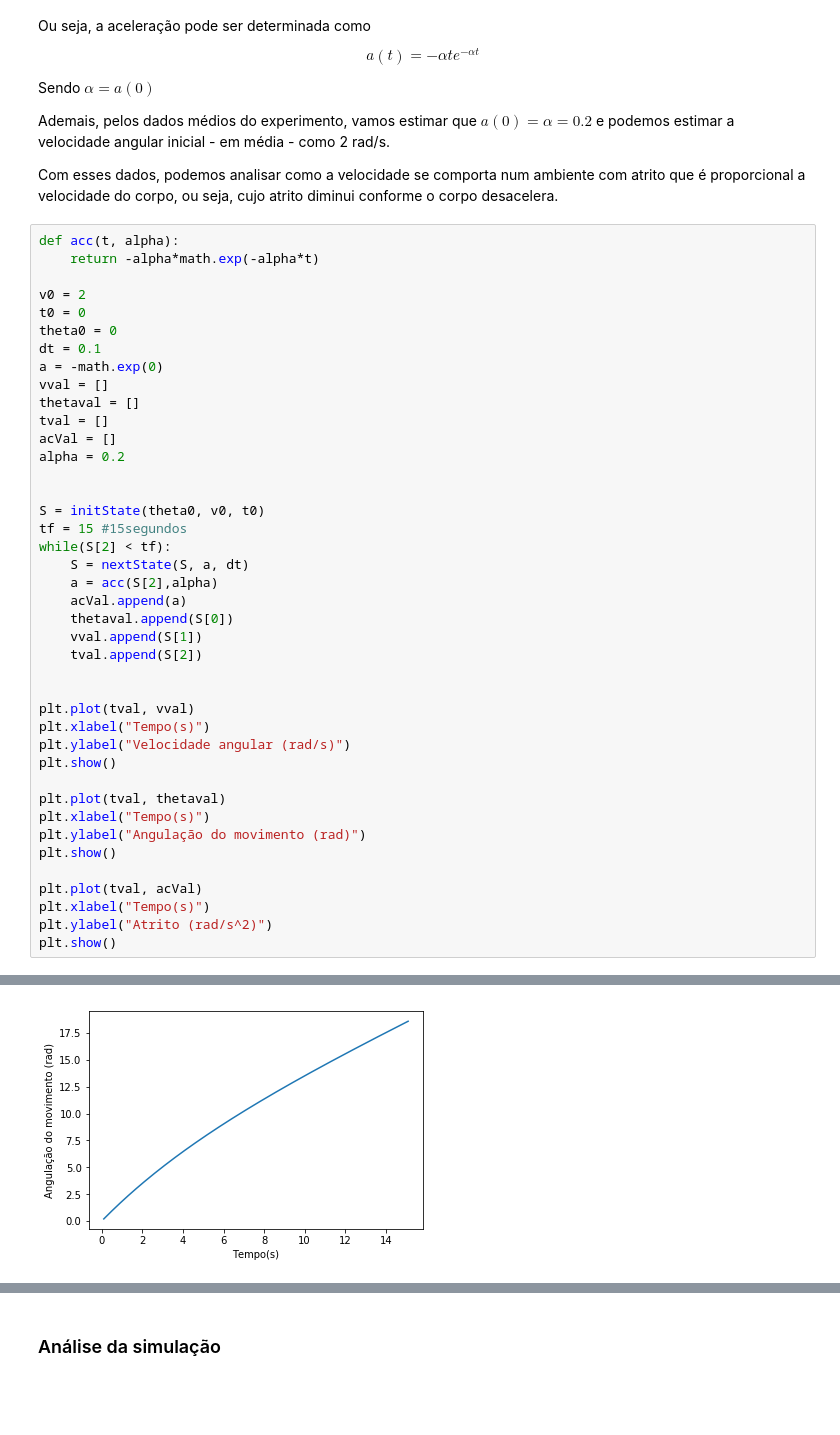
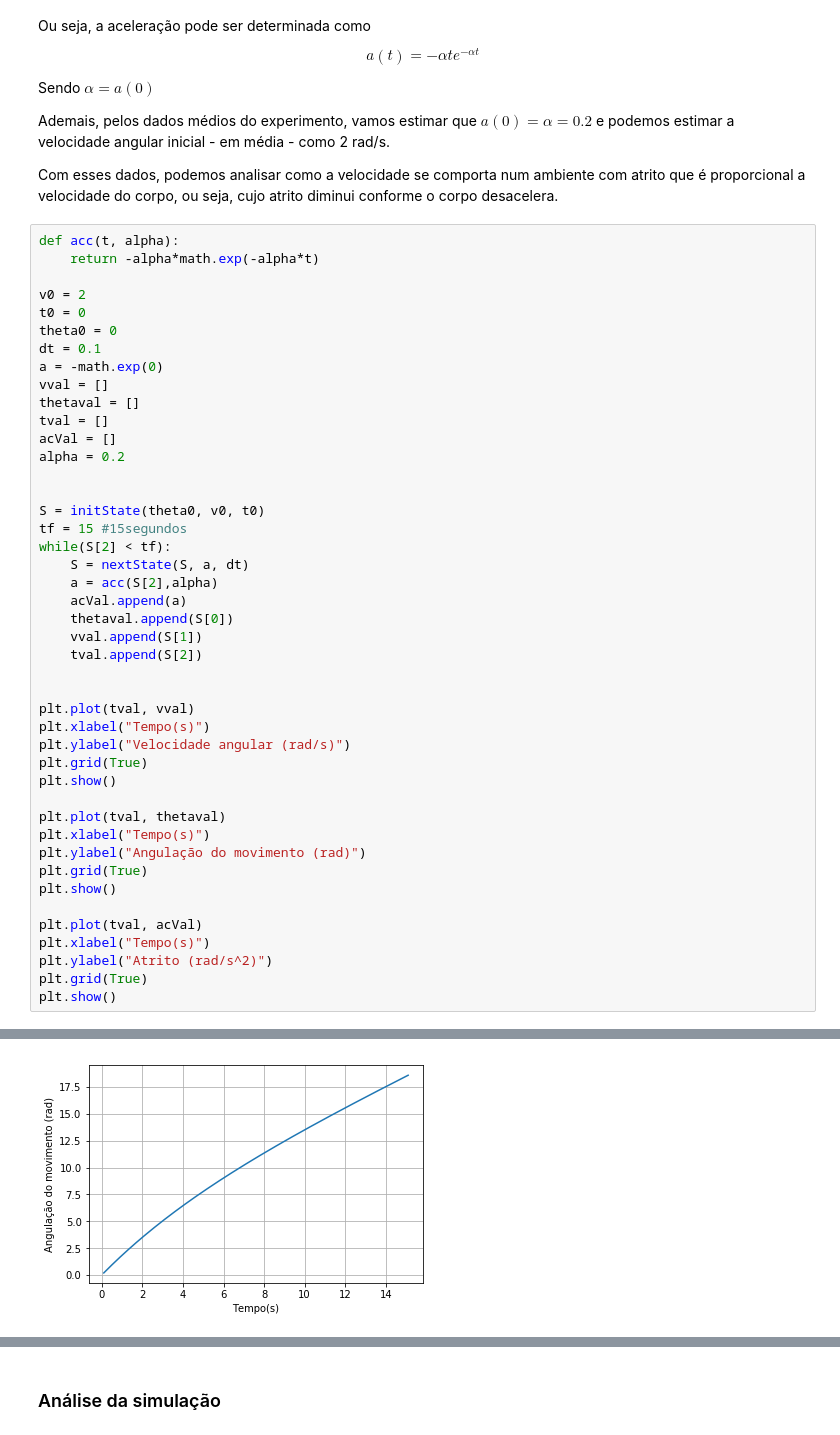
Before and after one commit to caiotda/MAC209, a Jupyter notebook: EP2/ep02.ipynb, the cells around one changed output, grey strips where cells are left out. Saved outputs shown, nothing was run; the diff lists cells and outputs as text; blank space fills up the shorter version.

```diff
--- a/EP2/ep02.ipynb
+++ b/EP2/ep02.ipynb
@@ -319,15 +321,18 @@ while(S[2] < tf):
 plt.plot(tval, vval)
 plt.xlabel("Tempo(s)")
 plt.ylabel("Velocidade angular (rad/s)")
+plt.grid(True)
 plt.show()
 
 plt.plot(tval, thetaval)
 plt.xlabel("Tempo(s)")
 plt.ylabel("Angulação do movimento (rad)")
+plt.grid(True)
 plt.show()
 
 plt.plot(tval, acVal)
 plt.xlabel("Tempo(s)")
 plt.ylabel("Atrito (rad/s^2)")
+plt.grid(True)
 plt.show()
 # %% [output]
@@ -335 +340 @@ plt.show()
-[figure, old version]
+[figure, new version]
```
Also changed, not shown: parts of 9 cells of this notebook.
